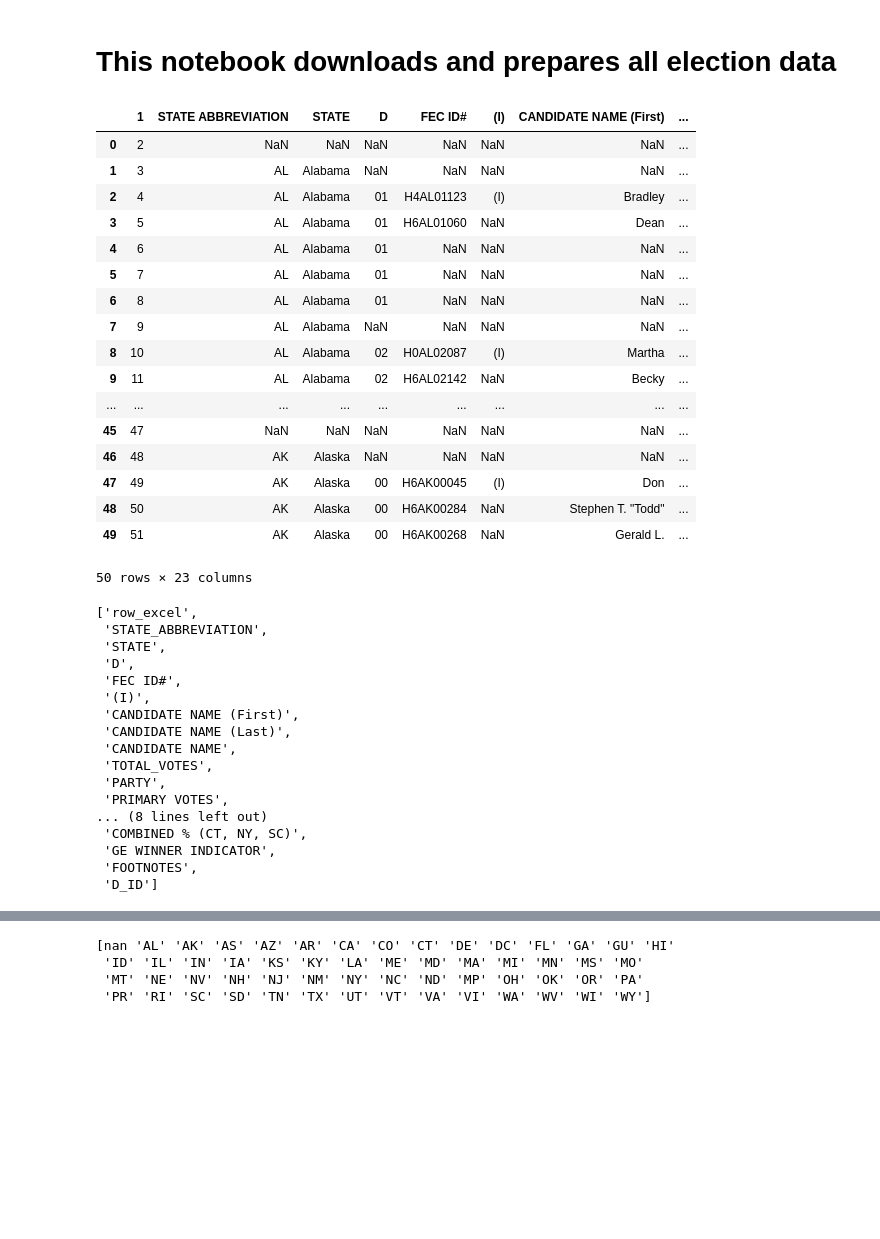
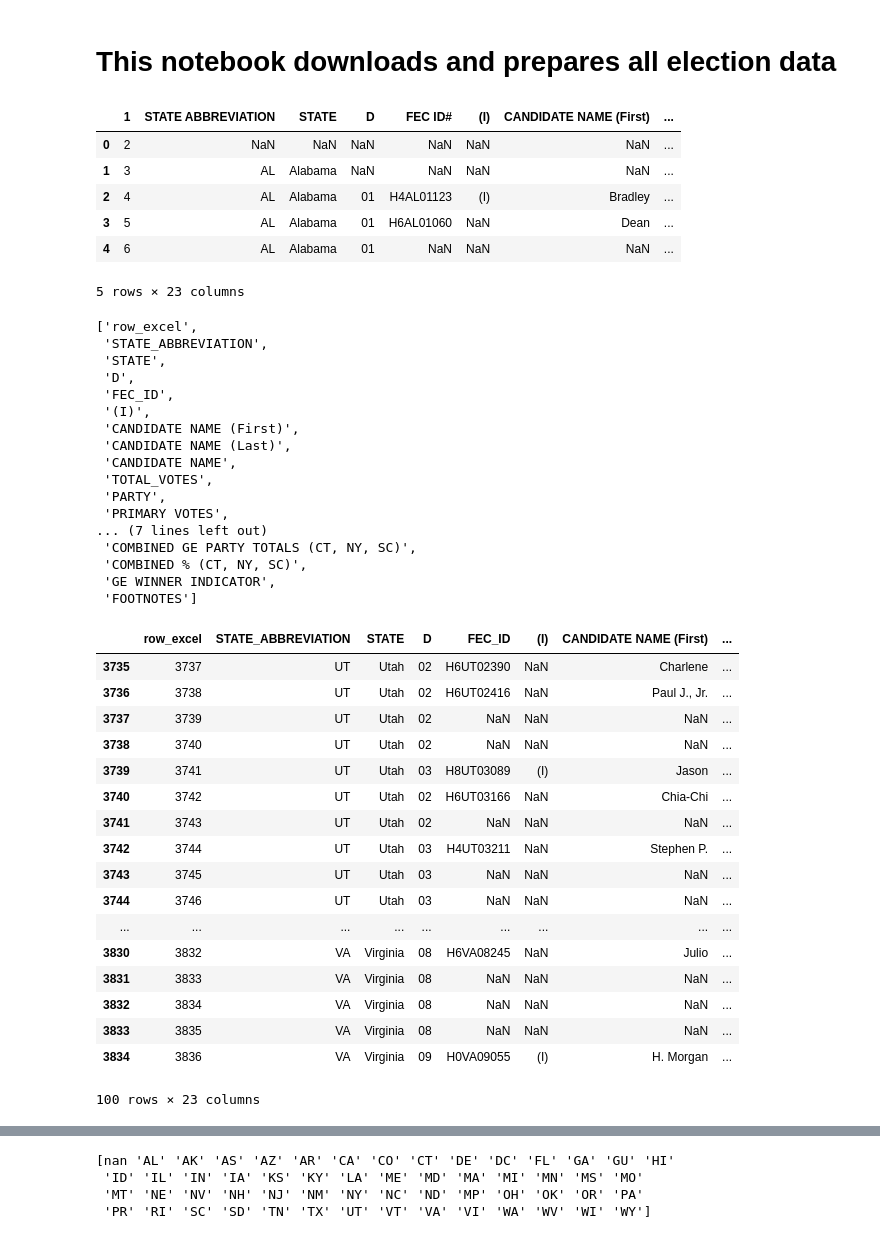
Before and after one commit to kbjarkefur/uselect, a Jupyter notebook: data/script-jupyter/clean-house-data.ipynb, the cells around one changed output, grey strips where cells are left out. Drawn from its saved outputs; the diff is of its cells as text; code cells hidden in the pictures; blank space fills up the shorter version.

Commit message:
finsihed cleaning house election data

```diff
--- a/data/script-jupyter/clean-house-data.ipynb
+++ b/data/script-jupyter/clean-house-data.ipynb
@@ -23,32 +23,20 @@ import xlwt
  #   f.write(r.content)
 # %%
 house_by_dist = pd.read_excel("../raw-data/federal-election-results/federalelections2016.xlsx", sheet_name='2016 US House Results by State')
-house_by_dist.head(50)
+house_by_dist.head()
 # %% [output]
 |  | 1 | STATE ABBREVIATION | STATE | D | FEC ID# | (I) | CANDIDATE NAME (First) | ... |
 | 0 | 2 | NaN | NaN | NaN | NaN | NaN | NaN | ... |
 | 1 | 3 | AL | Alabama | NaN | NaN | NaN | NaN | ... |
 | 2 | 4 | AL | Alabama | 01 | H4AL01123 | (I) | Bradley | ... |
 | 3 | 5 | AL | Alabama | 01 | H6AL01060 | NaN | Dean | ... |
 | 4 | 6 | AL | Alabama | 01 | NaN | NaN | NaN | ... |
-| 5 | 7 | AL | Alabama | 01 | NaN | NaN | NaN | ... |
-| 6 | 8 | AL | Alabama | 01 | NaN | NaN | NaN | ... |
-| 7 | 9 | AL | Alabama | NaN | NaN | NaN | NaN | ... |
-| 8 | 10 | AL | Alabama | 02 | H0AL02087 | (I) | Martha | ... |
-| 9 | 11 | AL | Alabama | 02 | H6AL02142 | NaN | Becky | ... |
-| ... | ... | ... | ... | ... | ... | ... | ... | ... |
-| 45 | 47 | NaN | NaN | NaN | NaN | NaN | NaN | ... |
-| 46 | 48 | AK | Alaska | NaN | NaN | NaN | NaN | ... |
-| 47 | 49 | AK | Alaska | 00 | H6AK00045 | (I) | Don | ... |
-| 48 | 50 | AK | Alaska | 00 | H6AK00284 | NaN | Stephen T. "Todd" | ... |
-| 49 | 51 | AK | Alaska | 00 | H6AK00268 | NaN | Gerald L. | ... |
-50 rows × 23 columns
+5 rows × 23 columns
 # %%
-house_by_dist["D_ID"] = house_by_dist["STATE ABBREVIATION"] + "_" + house_by_dist["D"].map(str)
-
 house_by_dist.rename(columns={1:'row_excel',
                               'TOTAL VOTES':'TOTAL_VOTES',
                               'GENERAL VOTES ':'GENERAL_VOTES',
+                              'FEC ID#':'FEC_ID',
                               'STATE ABBREVIATION':'STATE_ABBREVIATION'}
                               , inplace=True)
 list(house_by_dist.columns.values)
@@ -57,7 +45,7 @@ list(house_by_dist.columns.values)
  'STATE_ABBREVIATION',
  'STATE',
  'D',
- 'FEC ID#',
+ 'FEC_ID',
  '(I)',
  'CANDIDATE NAME (First)',
  'CANDIDATE NAME (Last)',
@@ -65,8 +53,50 @@ list(house_by_dist.columns.values)
  'TOTAL_VOTES',
  'PARTY',
  'PRIMARY VOTES',
-... (8 lines left out)
+... (7 lines left out)
+ 'COMBINED GE PARTY TOTALS (CT, NY, SC)',
  'COMBINED % (CT, NY, SC)',
  'GE WINNER INDICATOR',
- 'FOOTNOTES',
- 'D_ID']
+ 'FOOTNOTES']
+# %%
+#Typo in District number for these two candidates. Double checked with
+# https://transition.fec.gov/pubrec/fe2016/federalelections2016.pdf page 165
+house_by_dist.loc[(house_by_dist.FEC_ID == "H6SC05137") , 'D'] = "05"
+house_by_dist.loc[(house_by_dist.FEC_ID == "H6SC05145") , 'D'] = "05"
+
+#Typo in District number for these two candidates. Double checked with
+# https://transition.fec.gov/pubrec/fe2016/federalelections2016.pdf page 175
+house_by_dist.loc[(house_by_dist.FEC_ID == "H8UT03089") , 'D'] = "03"
+house_by_dist.loc[(house_by_dist.FEC_ID == "H6UT03166") , 'D'] = "03"
+
+#Look into what is best for unexpired distircts
+# 1 distrinct in HI and one in KY
+house_by_dist.loc[(house_by_dist.D == "01 - FULL TERM") , 'D'] = "01"
+house_by_dist = house_by_dist[house_by_dist.D != "01 - UNEXPIRED TERM"]
+house_by_dist = house_by_dist[house_by_dist.D != "1 - UNEXPIRED TERM"]
+
+# 1 distrinct in PA
+house_by_dist.loc[(house_by_dist.D == "02 - FULL TERM") , 'D'] = "02"
+house_by_dist = house_by_dist[house_by_dist.D != "02 - UNEXPIRED TERM"]
+
+#Line used to check result
+#house_by_dist.loc[house_by_dist.row_excel > 3736].head(100)
+# %% [output]
+|  | row_excel | STATE_ABBREVIATION | STATE | D | FEC_ID | (I) | CANDIDATE NAME (First) | ... |
+| 3735 | 3737 | UT | Utah | 02 | H6UT02390 | NaN | Charlene | ... |
+| 3736 | 3738 | UT | Utah | 02 | H6UT02416 | NaN | Paul J., Jr. | ... |
+| 3737 | 3739 | UT | Utah | 02 | NaN | NaN | NaN | ... |
+| 3738 | 3740 | UT | Utah | 02 | NaN | NaN | NaN | ... |
+| 3739 | 3741 | UT | Utah | 03 | H8UT03089 | (I) | Jason | ... |
+| 3740 | 3742 | UT | Utah | 02 | H6UT03166 | NaN | Chia-Chi | ... |
+| 3741 | 3743 | UT | Utah | 02 | NaN | NaN | NaN | ... |
+| 3742 | 3744 | UT | Utah | 03 | H4UT03211 | NaN | Stephen P. | ... |
+| 3743 | 3745 | UT | Utah | 03 | NaN | NaN | NaN | ... |
+| 3744 | 3746 | UT | Utah | 03 | NaN | NaN | NaN | ... |
+| ... | ... | ... | ... | ... | ... | ... | ... | ... |
+| 3830 | 3832 | VA | Virginia | 08 | H6VA08245 | NaN | Julio | ... |
+| 3831 | 3833 | VA | Virginia | 08 | NaN | NaN | NaN | ... |
+| 3832 | 3834 | VA | Virginia | 08 | NaN | NaN | NaN | ... |
+| 3833 | 3835 | VA | Virginia | 08 | NaN | NaN | NaN | ... |
+| 3834 | 3836 | VA | Virginia | 09 | H0VA09055 | (I) | H. Morgan | ... |
+100 rows × 23 columns
```
Also changed, not shown: parts of 32 cells of this notebook.
